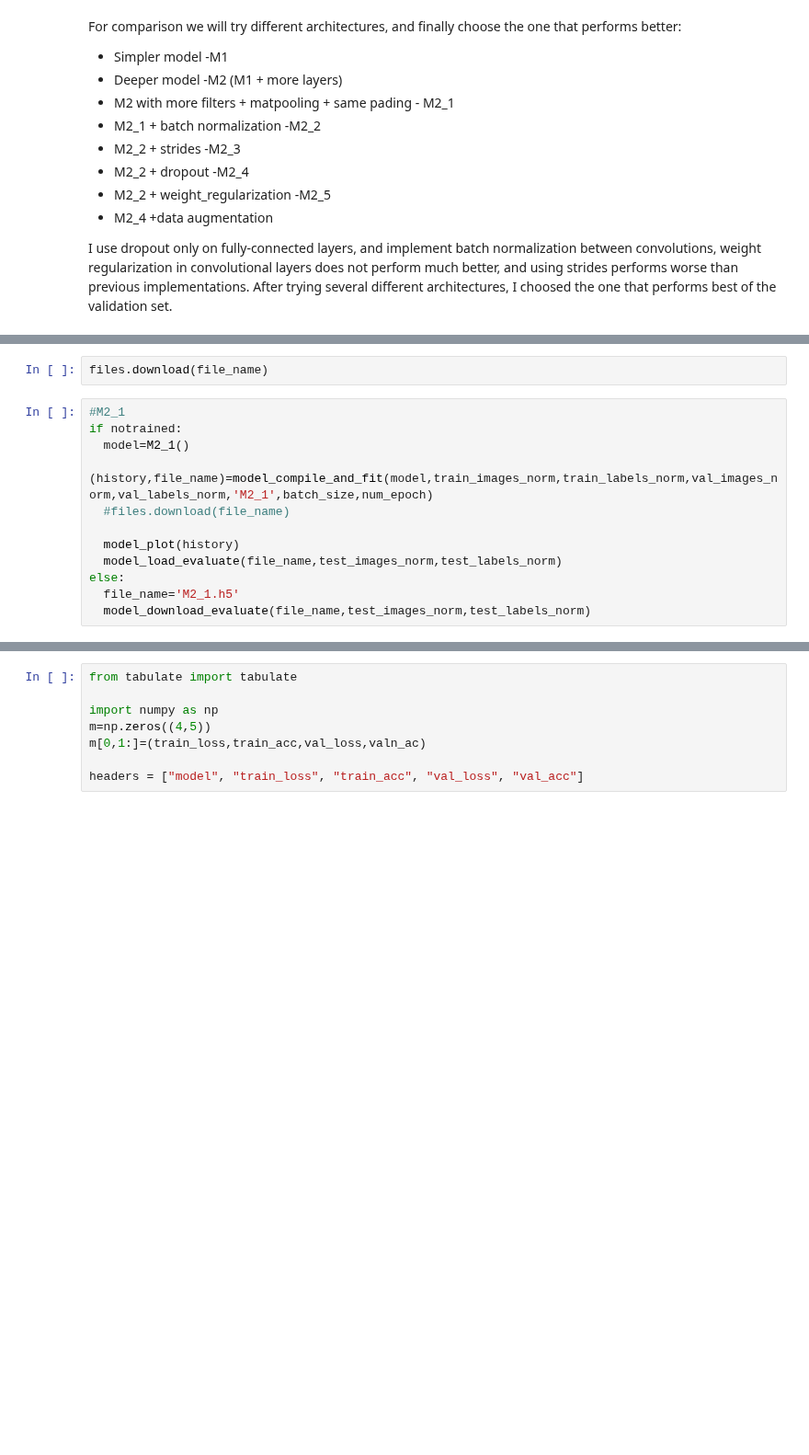
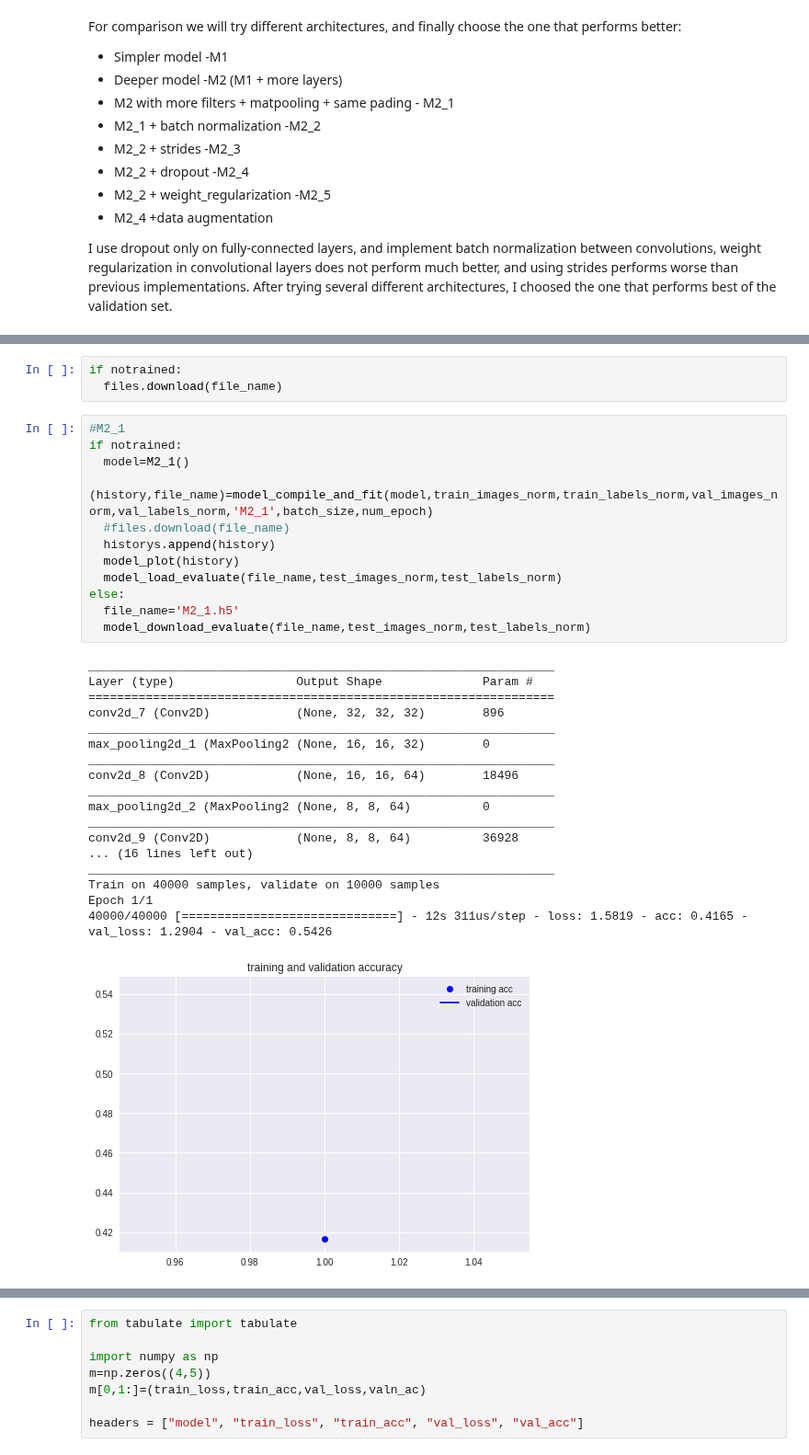
Before and after one commit to rvalienter90/UCF, a Jupyter notebook: CAP-5610_MACHINE LEARNING/HW2/HW2.ipynb, the cells around one changed output, grey strips where cells are left out. Shown at 92% size. Drawn from its saved outputs; the diff is of its cells as text; blank space fills up the shorter version.

```diff
--- a/CAP-5610_MACHINE LEARNING/HW2/HW2.ipynb
+++ b/CAP-5610_MACHINE LEARNING/HW2/HW2.ipynb
@@ -1024,14 +1103,34 @@ else:
 # %%
-files.download(file_name)
+if notrained:
+  files.download(file_name)
 # %%
 #M2_1
 if notrained:
   model=M2_1()
   (history,file_name)=model_compile_and_fit(model,train_images_norm,train_labels_norm,val_images_norm,val_labels_norm,'M2_1',batch_size,num_epoch)
   #files.download(file_name)
-
+  historys.append(history)
   model_plot(history)
   model_load_evaluate(file_name,test_images_norm,test_labels_norm)
 else:
   file_name='M2_1.h5'
   model_download_evaluate(file_name,test_images_norm,test_labels_norm)
+# %% [output]
+_________________________________________________________________
+Layer (type)                 Output Shape              Param #
+=================================================================
+conv2d_7 (Conv2D)            (None, 32, 32, 32)        896
+_________________________________________________________________
+max_pooling2d_1 (MaxPooling2 (None, 16, 16, 32)        0
+_________________________________________________________________
+conv2d_8 (Conv2D)            (None, 16, 16, 64)        18496
+_________________________________________________________________
+max_pooling2d_2 (MaxPooling2 (None, 8, 8, 64)          0
+_________________________________________________________________
+conv2d_9 (Conv2D)            (None, 8, 8, 64)          36928
+... (16 lines left out)
+_________________________________________________________________
+Train on 40000 samples, validate on 10000 samples
+Epoch 1/1
+40000/40000 [==============================] - 12s 311us/step - loss: 1.5819 - acc: 0.4165 - val_loss: 1.2904 - val_acc: 0.5426
+[figure, added]
```
Also changed, not shown: parts of 21 cells of this notebook.
